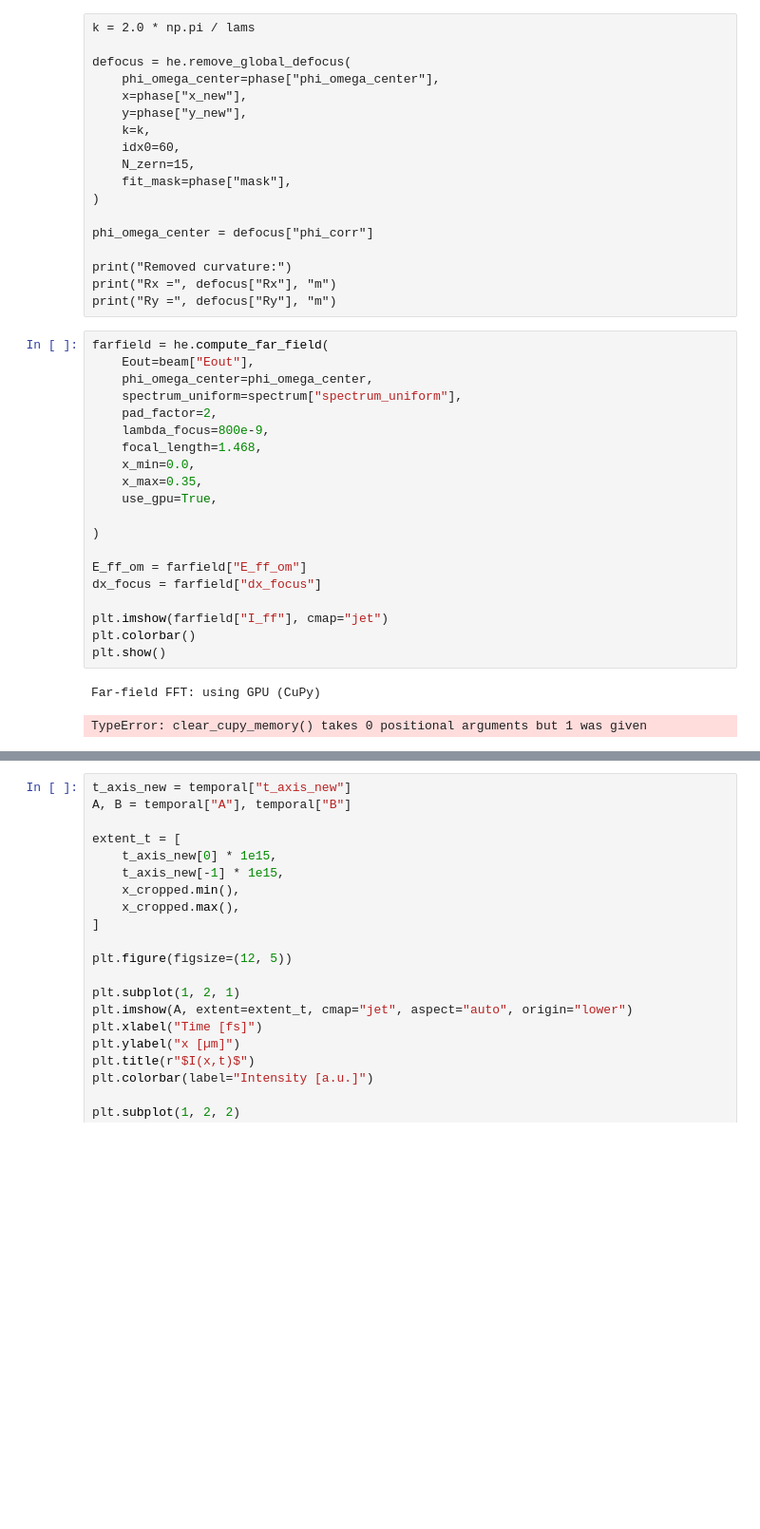
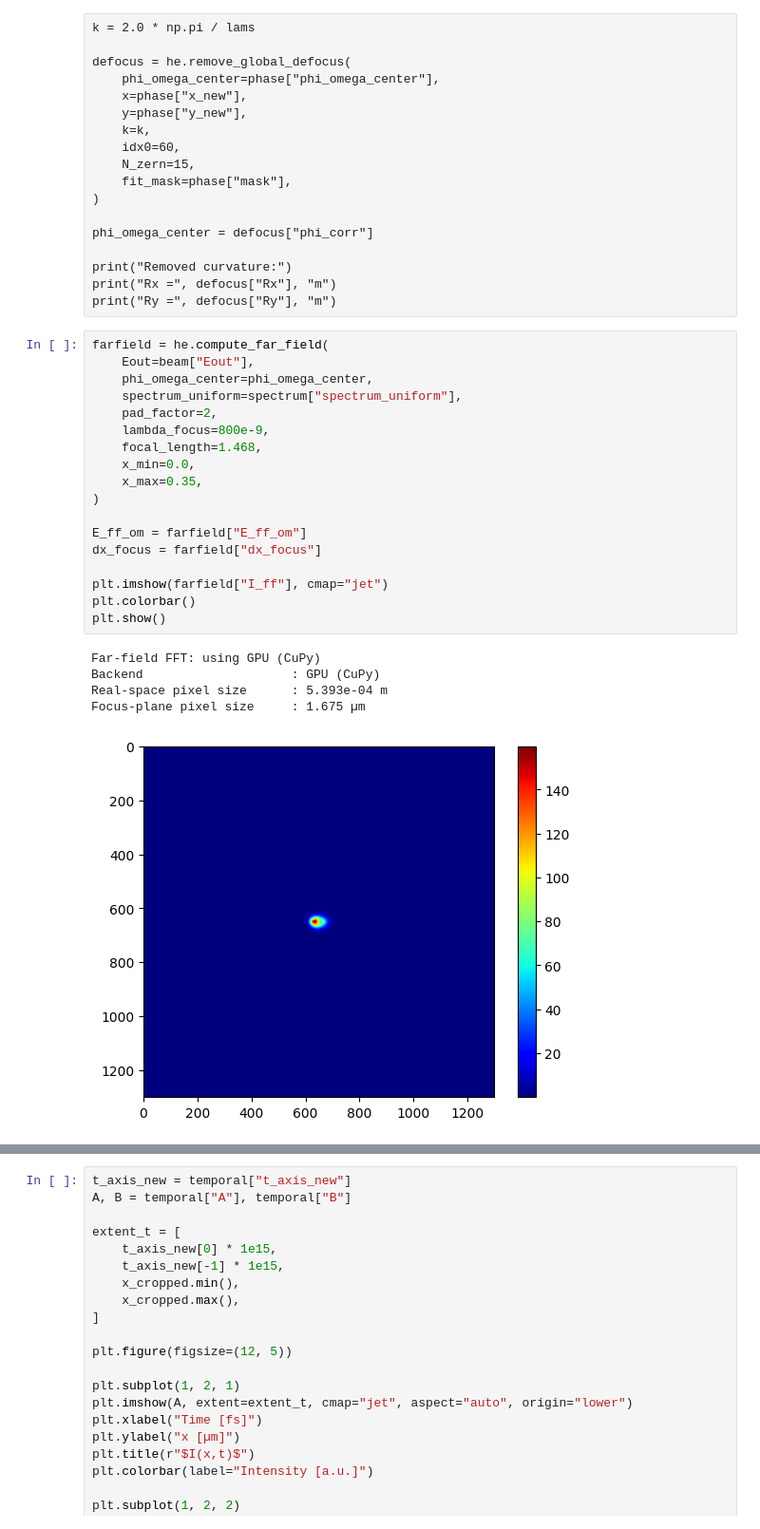
Before and after one commit to Gdjikane/Compressor_deformation, a Jupyter notebook: Compressor_tuto.ipynb, the cells around one changed output, grey strips where cells are left out. Shown at 95% size. Cells and saved outputs as stored; diff of their text form; blank space fills up the shorter version.

```diff
--- a/Compressor_tuto.ipynb
+++ b/Compressor_tuto.ipynb
@@ -266,26 +266,27 @@ print("Ry =", defocus["Ry"], "m")
 # %%
 farfield = he.compute_far_field(
     Eout=beam["Eout"],
     phi_omega_center=phi_omega_center,
     spectrum_uniform=spectrum["spectrum_uniform"],
     pad_factor=2,
     lambda_focus=800e-9,
     focal_length=1.468,
     x_min=0.0,
     x_max=0.35,
-    use_gpu=True,
-
 )
 
 E_ff_om = farfield["E_ff_om"]
 dx_focus = farfield["dx_focus"]
 
 plt.imshow(farfield["I_ff"], cmap="jet")
 plt.colorbar()
 plt.show()
 # %% [output]
 Far-field FFT: using GPU (CuPy)
+Backend                    : GPU (CuPy)
+Real-space pixel size      : 5.393e-04 m
+Focus-plane pixel size     : 1.675 µm
-TypeError: clear_cupy_memory() takes 0 positional arguments but 1 was given
+[figure, added]
 # %%
 omegas = 2 * np.pi * sc.c / lams
 
```
Also changed, not shown: parts of 4 cells of this notebook.
